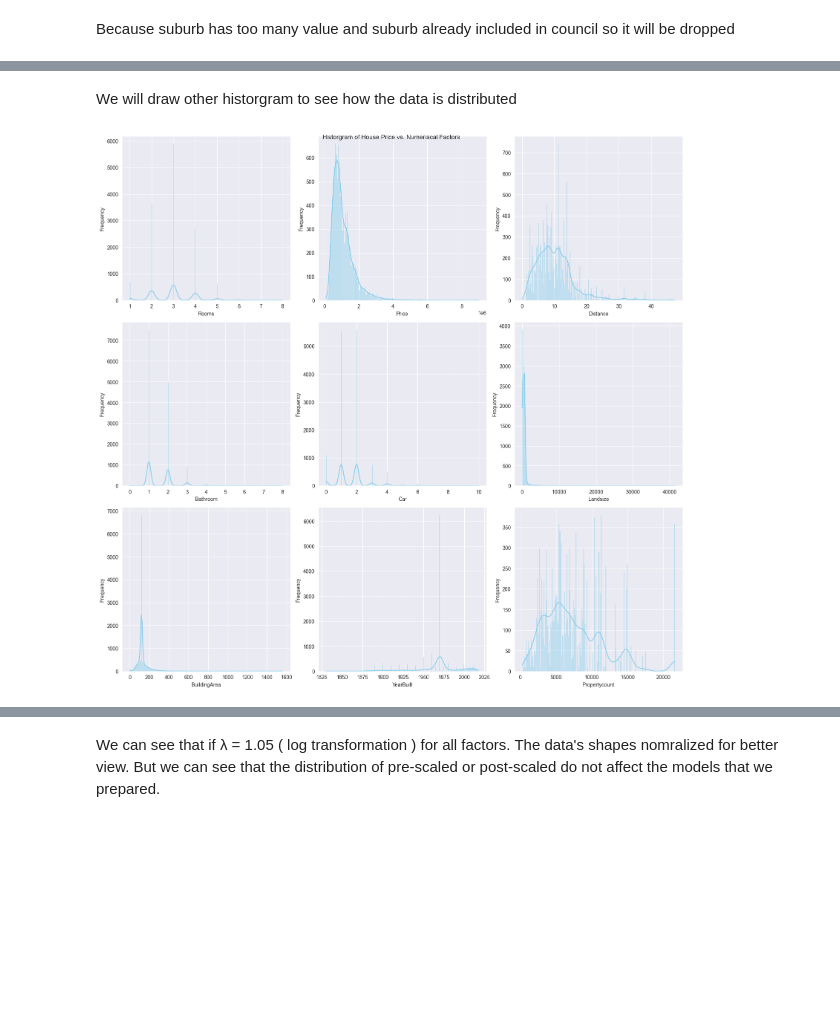
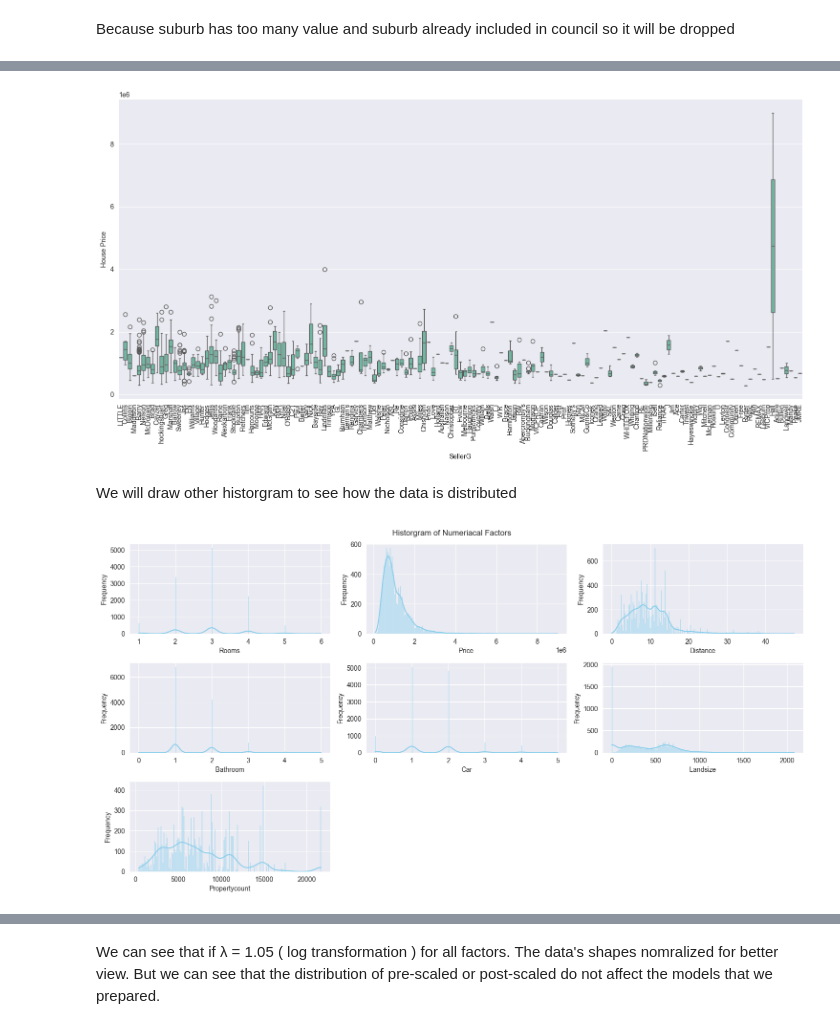
Before and after one commit to tien29CE/Practice-house-s-price-predicting, a Jupyter notebook: Real_estate_price_predicting.ipynb, the cells around one changed output, grey strips where cells are left out. Cells and saved outputs as stored; diff of their text form; code cells hidden in the pictures; blank space fills up the shorter version.

Commit message:
still has outliers

```diff
--- a/Real_estate_price_predicting.ipynb
+++ b/Real_estate_price_predicting.ipynb
@@ -238,3 +269,21 @@ dataset = dataset[dataset['Rooms'] < 10]
+# %%
+for col in ['Rooms', 'Bathroom', 'Car', 'Landsize', 'Propertycount']:
+    # Calculate the first quartile (Q1)
+    Q1 = dataset[col].quantile(0.25)
+
+    # Calculate the third quartile (Q3)
+    Q3 = dataset[col].quantile(0.75)
+
+    # Calculate the interquartile range (IQR)
+    IQR = Q3 - Q1
+
+    # Define the upper bound for outliers
+    upper_bound = Q3 + 3 * IQR
+    lower_bound = Q1 - 3 * IQR
+
+    # Remove outliers from the 'Price' column
+    dataset = dataset[dataset[col] <= upper_bound]
+    dataset = dataset[dataset[col] >= lower_bound]
 # %% [markdown]
 Detect outliers by eyes
 # %%
@@ -252,7 +301,3 @@ We can see that:
 - The `house price` form a nonlinear funtion base on the `year of that was built`, it increases between 1850 to 1910 and decrease from 1910 to 1970 and raises back steadily from 1910 to more than 2000
 - The closer the house is to the business center, the more expensive it is
 - Due to `Propertycount` strong fluctuation, the `house price` can be affected by `Propertycount`
-# %%
-dataset = dataset[dataset['BuildingArea'] < 3000]
-dataset = dataset[dataset['Landsize'] < 60000]
-scatter_factors_vs_house_price()
@@ -264,11 +307,12 @@ factors_0 = ['Rooms', 'Bathroom', 'Car', 'Method', 'Type']
 
 # Create a single figure with subplots
 plt.figure(figsize=(12, 6))
+colors = plt.cm.rainbow(np.linspace(0, 1, len(factors_0)))
 
 # Iterate through the factors and create boxplots for each
-for i, factor in enumerate(factors_0):
+for i, (factor, color) in enumerate(zip(factors_0, colors)):
     plt.subplot(2, 3, i + 1)  # 2 rows, 3 columns, i+1 specifies the position
-    sns.boxplot(x=factor, y='Price', data=dataset)
+    sns.boxplot(x=factor, y='Price', data=dataset, color=color)
     plt.xlabel(factor)
     plt.ylabel('House Price')
 
@@ -338,4 +384,2 @@ plt.show()
 # %% [markdown]
 Because suburb has too many value and suburb already included in council so it will be dropped
-# %%
-dataset.drop('Suburb', axis = 1, inplace = True)
@@ -372,26 +400,40 @@ From 650 000 to 1 300 000 is the medium price. Higher than 1 300 000 is the high
+# %%
+plt.figure(figsize=(15, 8))
+sns.boxplot(x='SellerG', y='Price', data=temp_dataset)
+plt.xlabel('SellerG')
+plt.ylabel('House Price')
+
+plt.xticks(rotation = 90)
+# Adjust subplot layout
+plt.tight_layout()
+
+# Show the plots
+plt.show()
+# %% [output]
+[figure, added]
 # %% [markdown]
 We will draw other historgram to see how the data is distributed
 # %%
 # Create a single figure with subplots
-plt.figure(figsize=(16, 20))
+plt.figure(figsize=(15, 10))
 
 # Iterate through the factors and create boxplots for each
 for i, factor in enumerate(dataset.select_dtypes(exclude=['object']).columns):
     plt.subplot(4, 3, i + 1)  # 2 rows, 3 columns, i+1 specifies the position
     sns.histplot(dataset[factor], bins=200, kde=True, color='skyblue')
     plt.xlabel(factor)
     plt.ylabel('Frequency')
 
 # Add a title
-plt.suptitle('Historgram of House Price vs. Numeriacal Factors')
+plt.suptitle('Historgram of Numeriacal Factors')
 
 # Adjust subplot layout
 plt.tight_layout()
 
 # Show the plots
 plt.show()
 # %% [output]
-[figure, old version]
+[figure, new version]
 # %%
 from scipy.stats import boxcox, yeojohnson, boxcox_normmax
 import seaborn as sns
```
Also changed, not shown: parts of 38 cells of this notebook, 1 other file.
